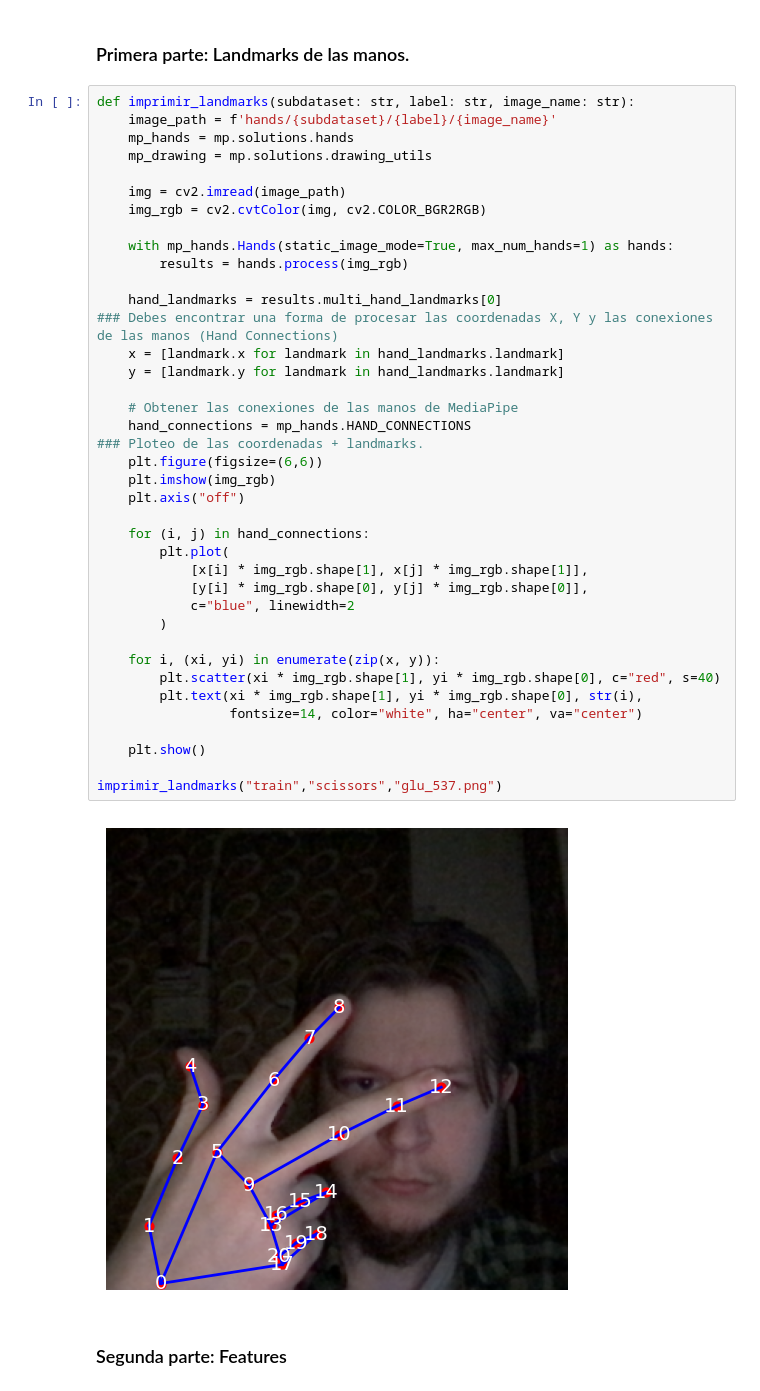
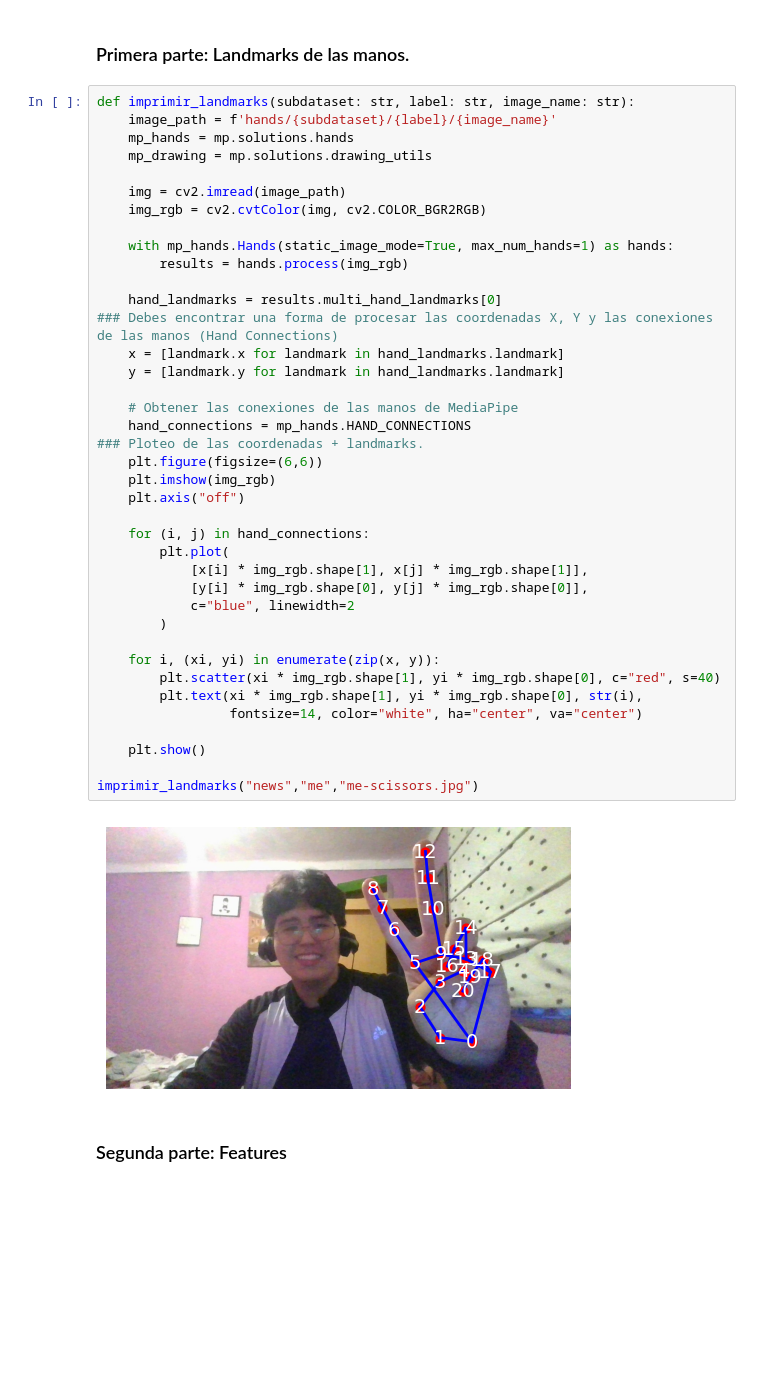
Before and after one commit to DiogoFabricioAG/Pull-Test, a Jupyter notebook: DCCachipun/DCCachipun.ipynb, the cells around one changed output. Saved outputs shown, nothing was run; the diff lists cells and outputs as text; blank space fills up the shorter version.

```diff
--- a/DCCachipun/DCCachipun.ipynb
+++ b/DCCachipun/DCCachipun.ipynb
@@ -136,35 +167,35 @@ def imprimir_landmarks(subdataset: str, label: str, image_name: str):
     with mp_hands.Hands(static_image_mode=True, max_num_hands=1) as hands:
         results = hands.process(img_rgb)
 
     hand_landmarks = results.multi_hand_landmarks[0]
 ### Debes encontrar una forma de procesar las coordenadas X, Y y las conexiones de las manos (Hand Connections)
     x = [landmark.x for landmark in hand_landmarks.landmark]
     y = [landmark.y for landmark in hand_landmarks.landmark]
 
     # Obtener las conexiones de las manos de MediaPipe
     hand_connections = mp_hands.HAND_CONNECTIONS
 ### Ploteo de las coordenadas + landmarks.
     plt.figure(figsize=(6,6))
     plt.imshow(img_rgb)
     plt.axis("off")
 
     for (i, j) in hand_connections:
         plt.plot(
             [x[i] * img_rgb.shape[1], x[j] * img_rgb.shape[1]],
             [y[i] * img_rgb.shape[0], y[j] * img_rgb.shape[0]],
             c="blue", linewidth=2
         )
 
     for i, (xi, yi) in enumerate(zip(x, y)):
         plt.scatter(xi * img_rgb.shape[1], yi * img_rgb.shape[0], c="red", s=40)
         plt.text(xi * img_rgb.shape[1], yi * img_rgb.shape[0], str(i),
                  fontsize=14, color="white", ha="center", va="center")
 
     plt.show()
 
-imprimir_landmarks("train","scissors","glu_537.png")
+imprimir_landmarks("news","me","me-scissors.jpg")
 # %% [output]
-[figure, old version]
+[figure, new version]
 # %% [markdown]
 ### Segunda parte: Features
 # %%
```
Also changed, not shown: parts of 7 cells of this notebook.
